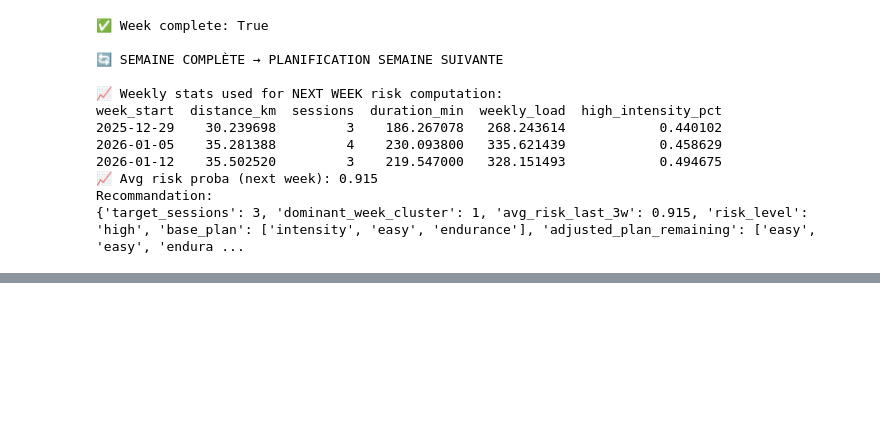
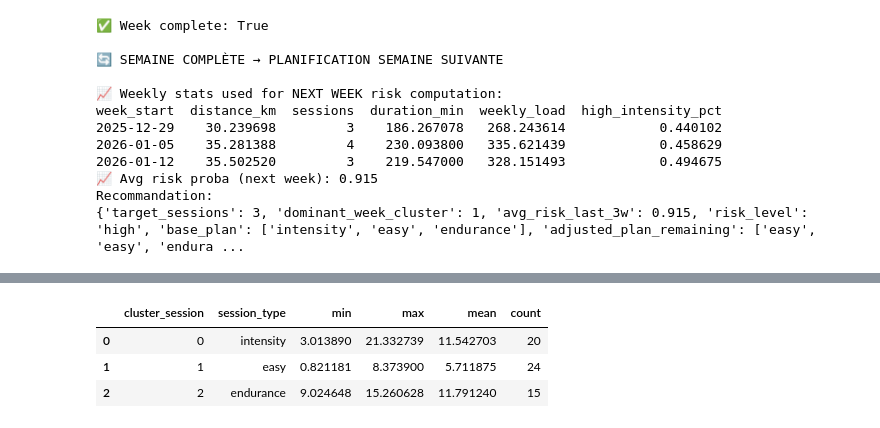
Before and after one commit to albanecoiffe/health-data-coach, a Jupyter notebook: HealthCoachBackend/notebook.ipynb, the cells around one changed output, grey strips where cells are left out. Cells and saved outputs as stored; diff of their text form; code cells hidden in the pictures; blank space fills up the shorter version.

```diff
--- a/HealthCoachBackend/notebook.ipynb
+++ b/HealthCoachBackend/notebook.ipynb
@@ -1977,0 +2051,46 @@ Il s’agit d’un système hybride robuste, particulièrement adapté à des do
+# %%
+FEATURES_SESSION = [
+    "distance_km",
+    "duration_min",
+    "pace_min_per_km",
+    "low_intensity_pct",
+    "high_intensity_pct",
+]
+import pandas as pd
+
+# Sécurité : on ne prend que les lignes complètes
+sessions_ml = sessions_filt.dropna(subset=FEATURES_SESSION).copy()
+
+# Scaling
+X_scaled = scaler_sessions.transform(sessions_ml[FEATURES_SESSION])
+
+# Clustering
+sessions_ml["cluster_session"] = kmeans_sessions.predict(X_scaled)
+cluster_distance_stats = (
+    sessions_ml.groupby("cluster_session")["distance_km"]
+    .agg(["min", "max", "mean", "count"])
+    .reset_index()
+    .sort_values("cluster_session")
+)
+
+cluster_distance_stats
+SESSION_LABELS = {
+    0: "intensity",
+    1: "easy",
+    2: "endurance",
+}
+
+cluster_distance_stats["session_type"] = cluster_distance_stats["cluster_session"].map(
+    SESSION_LABELS
+)
+
+cluster_distance_stats = cluster_distance_stats[
+    ["cluster_session", "session_type", "min", "max", "mean", "count"]
+]
+
+cluster_distance_stats
+# %% [output]
+|  | cluster_session | session_type | min | max | mean | count |
+| 0 | 0 | intensity | 3.013890 | 21.332739 | 11.542703 | 20 |
+| 1 | 1 | easy | 0.821181 | 8.373900 | 5.711875 | 24 |
+| 2 | 2 | endurance | 9.024648 | 15.260628 | 11.791240 | 15 |
```
Also changed, not shown: parts of 13 cells of this notebook.
